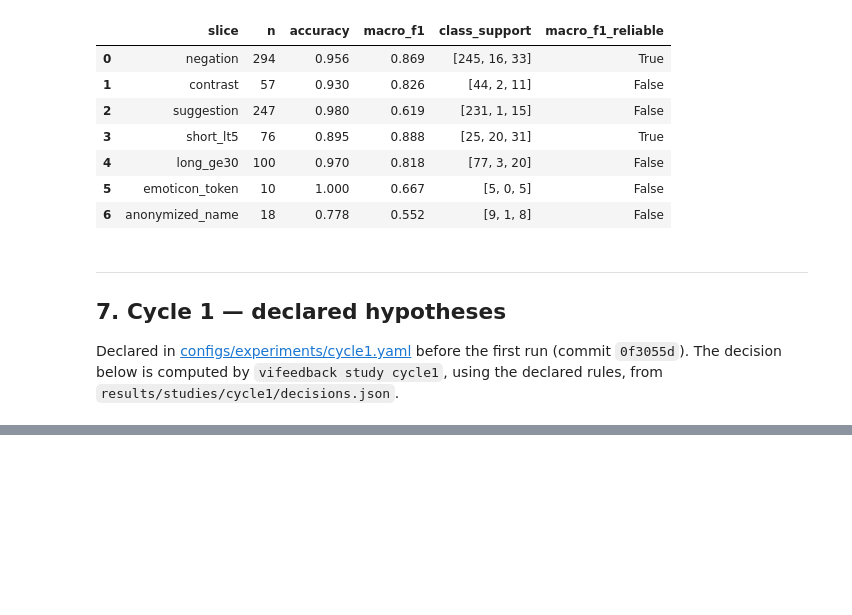
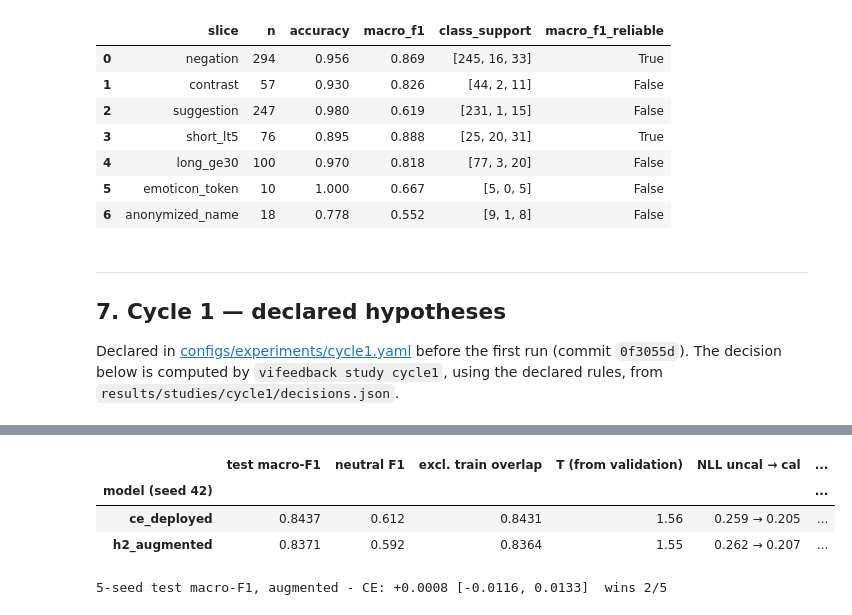
Before and after one commit to ThanhDatVN/ViFeedback-NLP-Service, a Jupyter notebook: notebooks/02_results.ipynb, the cells around one changed output, grey strips where cells are left out. Saved outputs shown, nothing was run; the diff lists cells and outputs as text; code cells hidden in the pictures; blank space fills up the shorter version.

```diff
--- a/notebooks/02_results.ipynb
+++ b/notebooks/02_results.ipynb
@@ -478,0 +597,28 @@ Current state and open problems: [docs/STATUS.md](../docs/STATUS.md).
+# %%
+gp = S / 'closing_gate' / 'summary.json'
+if not gp.exists():
+    print('closing gate not run yet: vifeedback study closing-gate')
+else:
+    g = load(gp)
+    rows = []
+    for name, c in g['checkpoints'].items():
+        cal = c['calibration']
+        rows.append({'model (seed 42)': name, 'test macro-F1': round(c['test']['macro_f1'], 4),
+                     'neutral F1': round(c['test']['per_class_f1']['neutral'], 3),
+                     'excl. train overlap': round(c['test_excluding_train_overlap']['macro_f1'], 4),
+                     'T (from validation)': round(cal['temperature_fit_on_validation'], 2),
+                     'NLL uncal → cal': f"{cal['uncalibrated']['nll']:.3f} → {cal['calibrated']['nll']:.3f}",
+                     'ECE uncal → cal': f"{cal['uncalibrated']['ece_equal_width']:.3f} → {cal['calibrated']['ece_equal_width']:.3f}",
+                     'no-diacritic (test)': round(c['robustness_test']['nodiacritic']['macro_f1'], 3),
+                     'half-diacritic (test)': round(c['robustness_test']['nodiacritic-50']['macro_f1'], 3)})
+    display(pd.DataFrame(rows).set_index('model (seed 42)'))
+    p5 = g['five_seed_test']['paired_aug_minus_ce']
+    if p5.get('n'):
+        print(f"5-seed test macro-F1, augmented - CE: {p5['mean_delta']:+.4f} "
+              f"{[round(x, 4) for x in p5.get('ci95', [])]}  wins {p5['wins']}/{p5['n']}")
+# %% [output]
+|  | test macro-F1 | neutral F1 | excl. train overlap | T (from validation) | NLL uncal → cal | ... |
+| model (seed 42) |  |  |  |  |  | ... |
+| ce_deployed | 0.8437 | 0.612 | 0.8431 | 1.56 | 0.259 → 0.205 | ... |
+| h2_augmented | 0.8371 | 0.592 | 0.8364 | 1.55 | 0.262 → 0.207 | ... |
+5-seed test macro-F1, augmented - CE: +0.0008 [-0.0116, 0.0133]  wins 2/5
```
Also changed, not shown: parts of 8 cells of this notebook, 10 other files.
